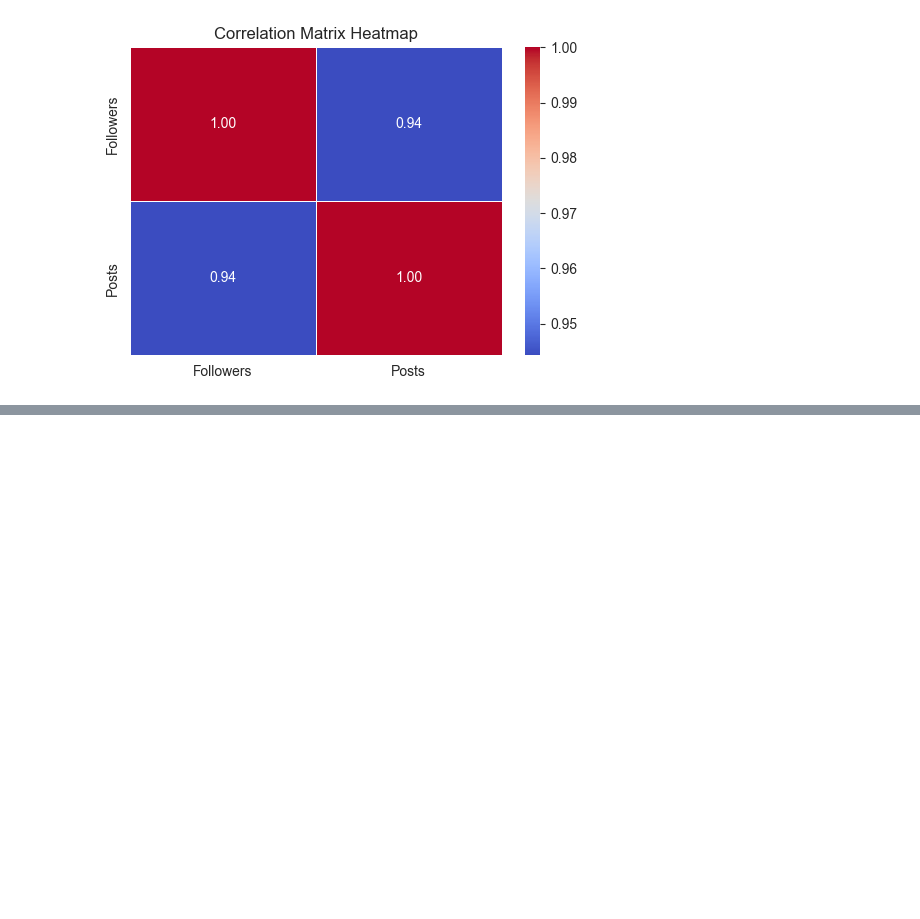
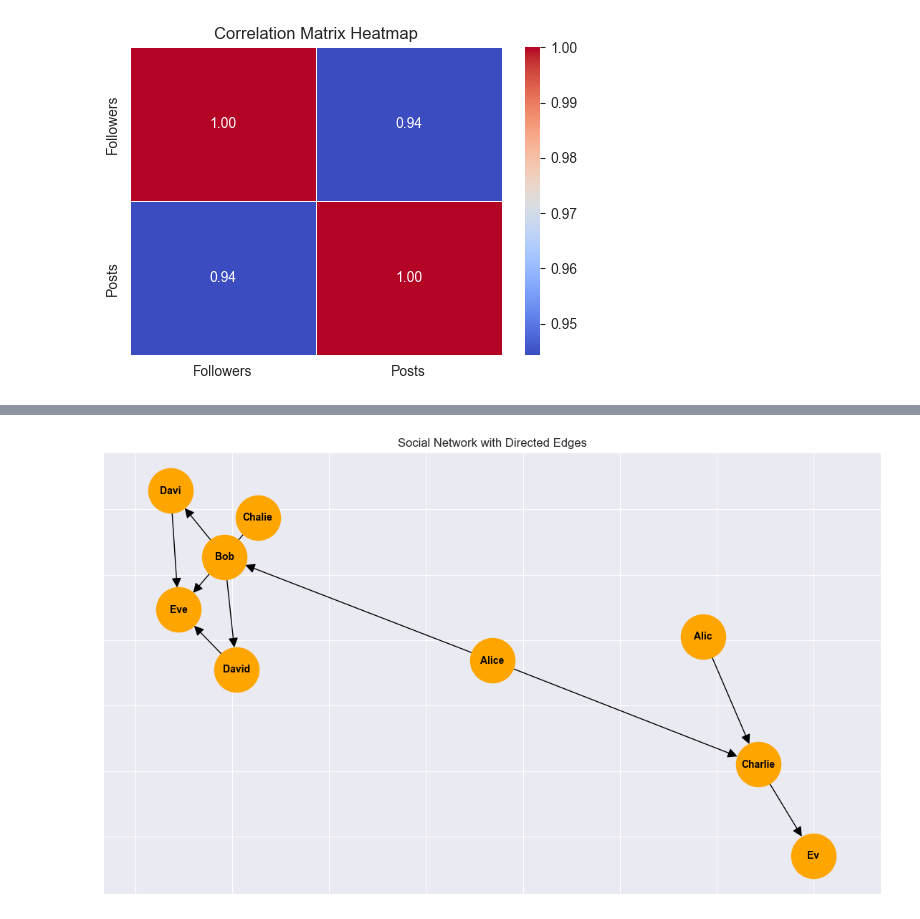
Before and after one commit to rajpurohitmohit/Data-Visualization, a Jupyter notebook: Seaborn/seaborn.ipynb, the cells around one changed output, grey strips where cells are left out. Saved outputs shown, nothing was run; the diff lists cells and outputs as text; code cells hidden in the pictures; blank space fills up the shorter version.

```diff
--- a/Seaborn/seaborn.ipynb
+++ b/Seaborn/seaborn.ipynb
@@ -161,0 +189,28 @@ plt.show()
+# %%
+
+
+F = nx.DiGraph()
+
+F.add_nodes_from(['Alice', 'Bob', 'Charlie', 'David', 'Eve'])
+
+F.add_edges_from([
+    ('Alice', 'Bob'),
+    ('Alice', 'Charlie'),
+    ('Bob', 'David'),
+    ('Chalie', 'Eve'),
+    ('David', 'Eve'),
+    ('Alice', 'Bob'),
+    ('Alic', 'Charlie'),
+    ('Bob', 'Davi'),
+    ('Charlie', 'Ev'),
+    ('Davi', 'Eve')])
+
+plt.figure(figsize=(14, 8))
+pos = nx.spring_layout(F)
+nx.draw_networkx(F, pos, with_labels=True, node_color='orange', node_size=2000,
+                 font_size=10, font_weight='bold', edge_color='black', arrows=True, arrowsize=20)
+
+plt.title('Social Network with Directed Edges')
+plt.show()
+# %% [output]
+[figure, added]
```
Also changed, not shown: parts of 2 cells of this notebook, 5 other files.
